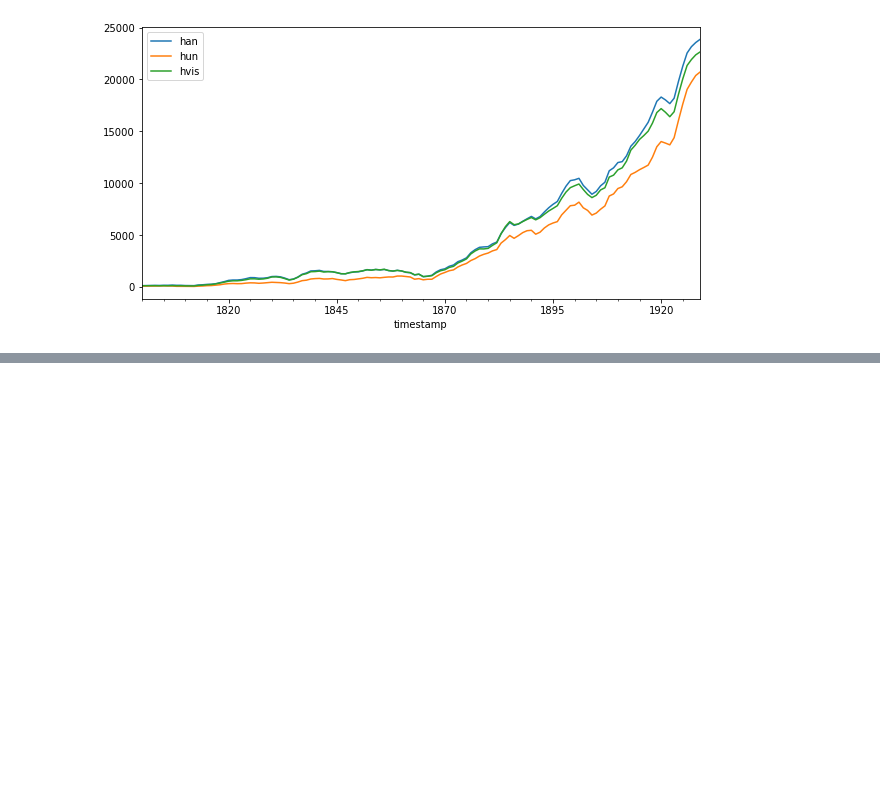
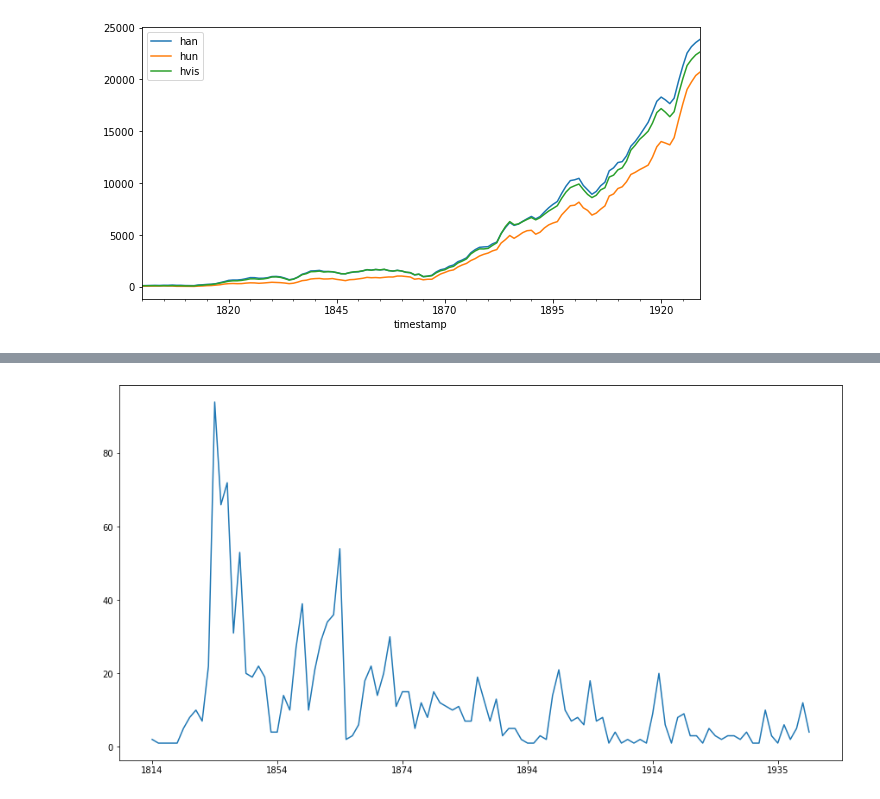
Before and after one commit to Yoonsen/aviser_trender, a Jupyter notebook: Ruths data.ipynb, the cells around one changed output, grey strips where cells are left out. Cells and saved outputs as stored; diff of their text form; code cells hidden in the pictures; blank space fills up the shorter version.

```diff
--- a/Ruths data.ipynb
+++ b/Ruths data.ipynb
@@ -521,0 +581,4 @@ nb.bigram(first='han', second='sa', media = 'bok')
+# %%
+subset.sum(axis=1).plot(figsize=(15,8));
+# %% [output]
+[figure, added]
```
Also changed, not shown: parts of 37 cells of this notebook, 21 other files.
